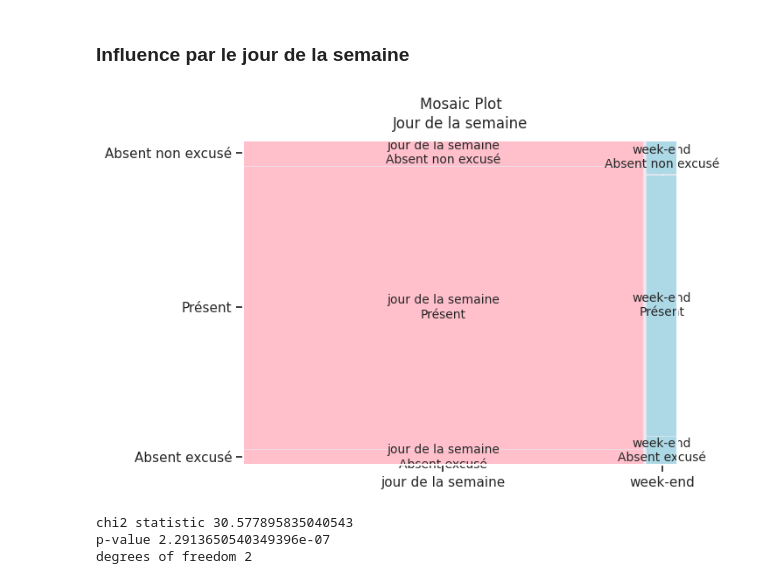
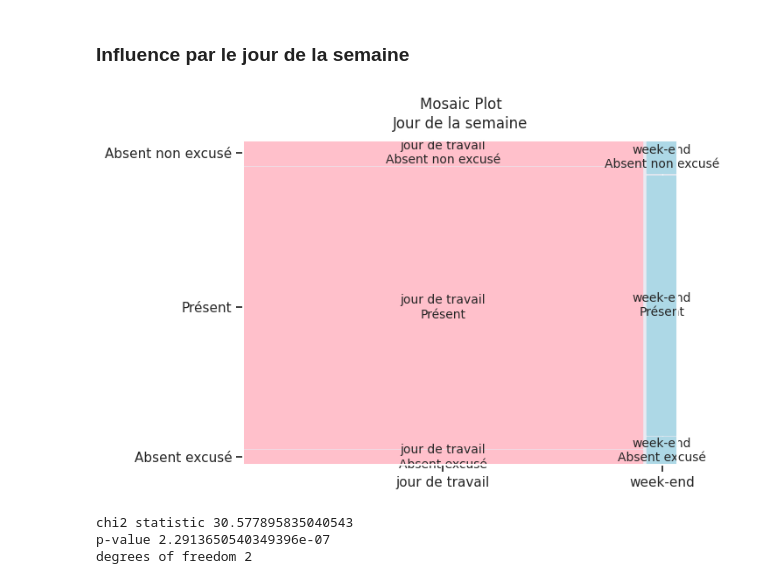
Before and after one commit to chloexiaoyuchen/Annalyse_Abs_non_exc_centre_Rapee, a Jupyter notebook: source_code/stat_desc.ipynb, the cells around one changed output. Drawn from its saved outputs; the diff is of its cells as text; code cells hidden in the pictures.

```diff
--- a/source_code/stat_desc.ipynb
+++ b/source_code/stat_desc.ipynb
@@ -272,21 +287,21 @@ degrees of freedom 4
 # %%
 def custom_properties(key):
     # Vous pouvez personnaliser cette logique selon vos besoins
     if key[0] == 'week-end':
         color = 'lightblue'
     else:
         color = 'pink'
     return {'color': color}
 
-map_francais = {'workday': 'jour de la semaine', 'weekend': 'week-end'}
+map_francais = {'workday': 'jour de travail', 'weekend': 'week-end'}
 #df2['Date de début'] = df2['Date de début'].map(map_francais)
 mosaic(df2, ["Date de début", 'Statut'], title='Mosaic Plot', gap=0.01, properties=custom_properties)
 # Personnaliser les axes
 plt.xlabel('Jour de la semaine')
 plt.ylabel('Statut')
 plt.show()
 # %% [output]
-[figure, old version]
+[figure, new version]
 # %%
 from scipy.stats import chi2_contingency
 
```
Also changed, not shown: parts of 1 cell of this notebook, 3 other files.
